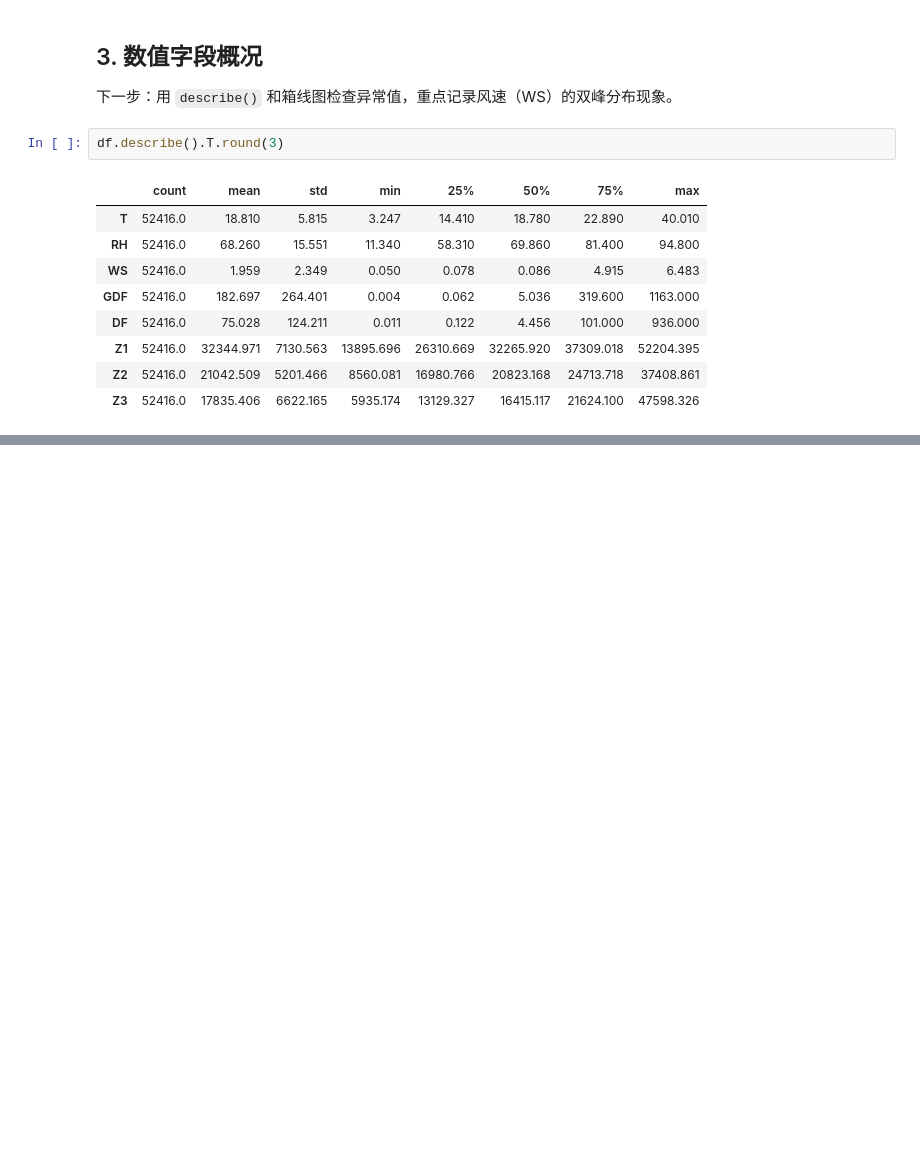
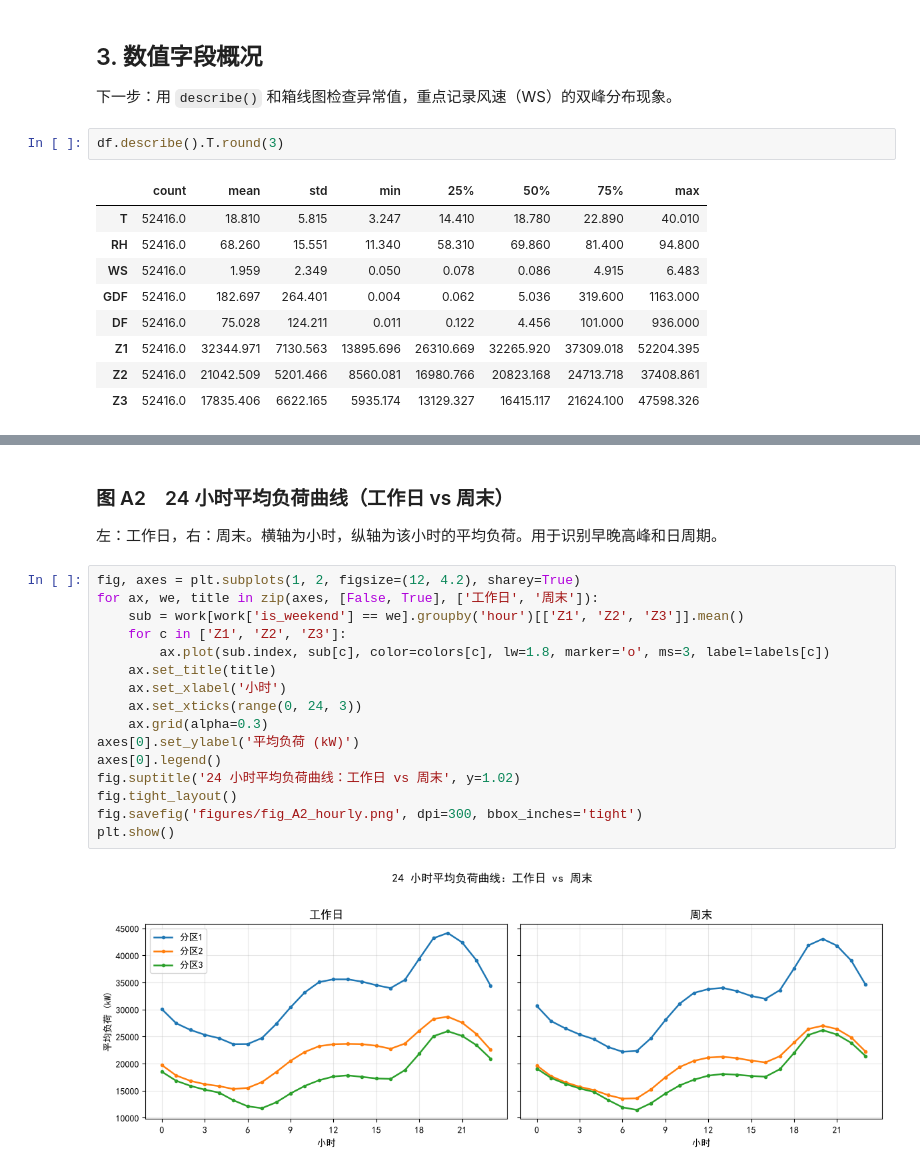
Before and after one commit to zstsyj/City_load, a Jupyter notebook: 01_eda.ipynb, the cells around one changed output, grey strips where cells are left out. Saved outputs shown, nothing was run; the diff lists cells and outputs as text; blank space fills up the shorter version.

```diff
--- a/01_eda.ipynb
+++ b/01_eda.ipynb
@@ -99,0 +171,22 @@ df.describe().T.round(3)
+# %% [markdown]
+### 图 A2　24 小时平均负荷曲线（工作日 vs 周末）
+
+左：工作日，右：周末。横轴为小时，纵轴为该小时的平均负荷。用于识别早晚高峰和日周期。
+# %%
+fig, axes = plt.subplots(1, 2, figsize=(12, 4.2), sharey=True)
+for ax, we, title in zip(axes, [False, True], ['工作日', '周末']):
+    sub = work[work['is_weekend'] == we].groupby('hour')[['Z1', 'Z2', 'Z3']].mean()
+    for c in ['Z1', 'Z2', 'Z3']:
+        ax.plot(sub.index, sub[c], color=colors[c], lw=1.8, marker='o', ms=3, label=labels[c])
+    ax.set_title(title)
+    ax.set_xlabel('小时')
+    ax.set_xticks(range(0, 24, 3))
+    ax.grid(alpha=0.3)
+axes[0].set_ylabel('平均负荷 (kW)')
+axes[0].legend()
+fig.suptitle('24 小时平均负荷曲线：工作日 vs 周末', y=1.02)
+fig.tight_layout()
+fig.savefig('figures/fig_A2_hourly.png', dpi=300, bbox_inches='tight')
+plt.show()
+# %% [output]
+[figure, added]
```
Also changed, not shown: parts of 12 cells of this notebook, 5 other files.
